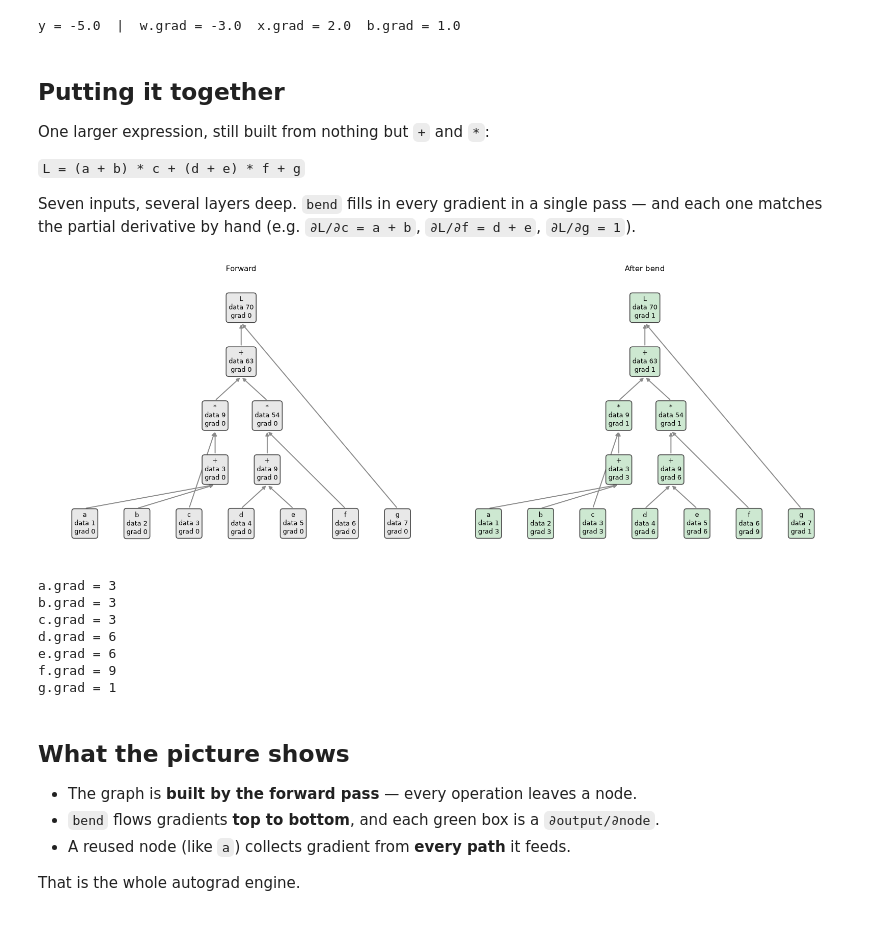
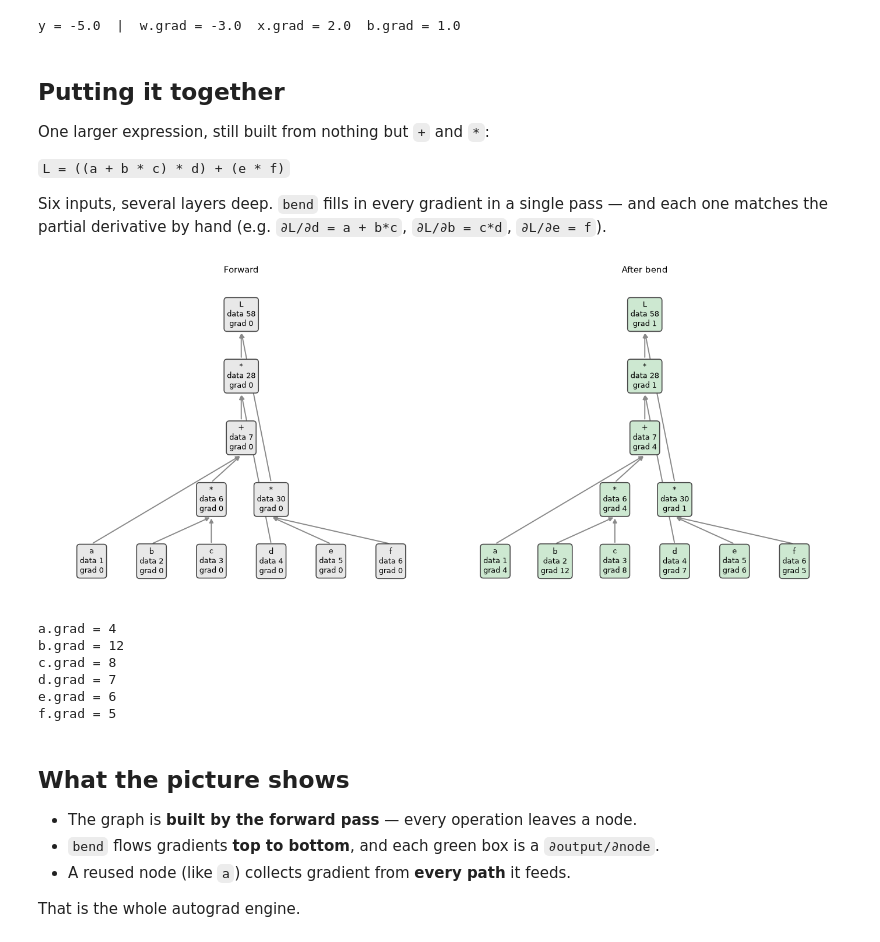
Before and after one commit to menicacci/bonsaigrad, a Jupyter notebook: notebooks/01_leaf.ipynb, the cells around one changed output. Drawn from its saved outputs; the diff is of its cells as text; code cells hidden in the pictures.

Commit message:
Use compound expression for final `Leaf` example

```diff
--- a/notebooks/01_leaf.ipynb
+++ b/notebooks/01_leaf.ipynb
@@ -139,33 +139,32 @@ y = -5.0  |  w.grad = -3.0  x.grad = 2.0  b.grad = 1.0
 
 One larger expression, still built from nothing but `+` and `*`:
 
-`L = (a + b) * c + (d + e) * f + g`
+`L = ((a + b * c) * d) + (e * f)`
 
-Seven inputs, several layers deep. `bend` fills in every gradient in a single pass — and each one matches the partial derivative by hand (e.g. `∂L/∂c = a + b`, `∂L/∂f = d + e`, `∂L/∂g = 1`).
+Six inputs, several layers deep. `bend` fills in every gradient in a single pass — and each one matches the partial derivative by hand (e.g. `∂L/∂d = a + b*c`, `∂L/∂b = c*d`, `∂L/∂e = f`).
 # %%
-a, b, c, d, e, f, g = (Leaf(v) for v in (1, 2, 3, 4, 5, 6, 7))
-L = (a + b) * c + (d + e) * f + g
-names = {id(a): "a", id(b): "b", id(c): "c", id(d): "d",
-         id(e): "e", id(f): "f", id(g): "g", id(L): "L"}
+a, b, c, d, e, f = (Leaf(v) for v in (1, 2, 3, 4, 5, 6))
+L = ((a + b * c) * d) + (e * f)
+names = {id(a): "a", id(b): "b", id(c): "c",
+         id(d): "d", id(e): "e", id(f): "f", id(L): "L"}
 
-fig, (ax1, ax2) = plt.subplots(1, 2, figsize=(16, 6))
+fig, (ax1, ax2) = plt.subplots(1, 2, figsize=(14, 6))
 draw_graph(L, names, ax=ax1, title="Forward")
 L.bend()
 draw_graph(L, names, ax=ax2, title="After bend")
 plt.tight_layout()
 plt.show()
 
-for name, leaf in zip("abcdefg", (a, b, c, d, e, f, g)):
+for name, leaf in zip("abcdef", (a, b, c, d, e, f)):
     print(f"{name}.grad = {leaf.grad.item():.0f}")
 # %% [output]
-[figure, old version]
+[figure, new version]
-a.grad = 3
-b.grad = 3
-c.grad = 3
-d.grad = 6
+a.grad = 4
+b.grad = 12
+c.grad = 8
+d.grad = 7
 e.grad = 6
-f.grad = 9
-g.grad = 1
+f.grad = 5
 # %% [markdown]
 ## What the picture shows
 
```
